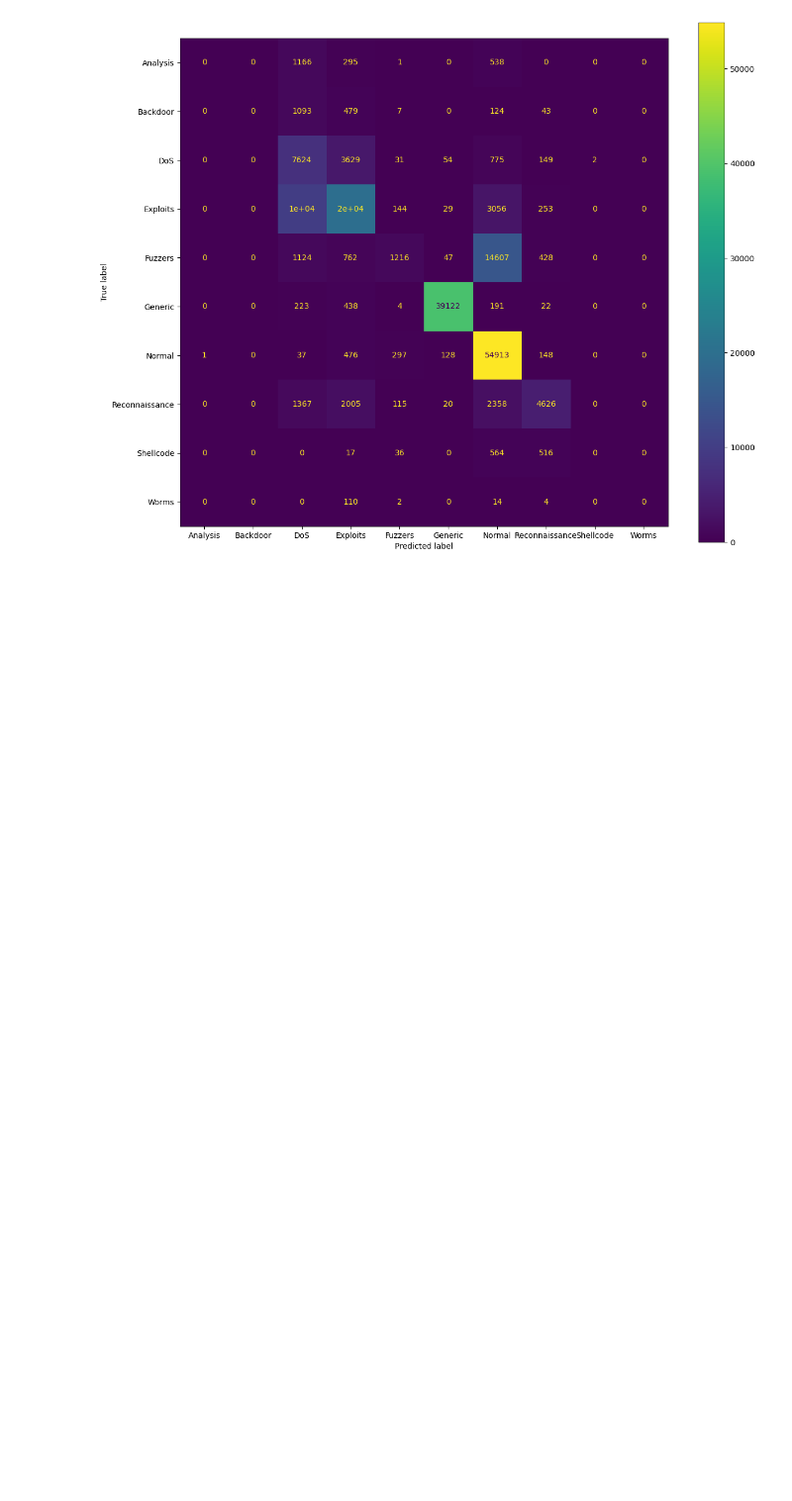
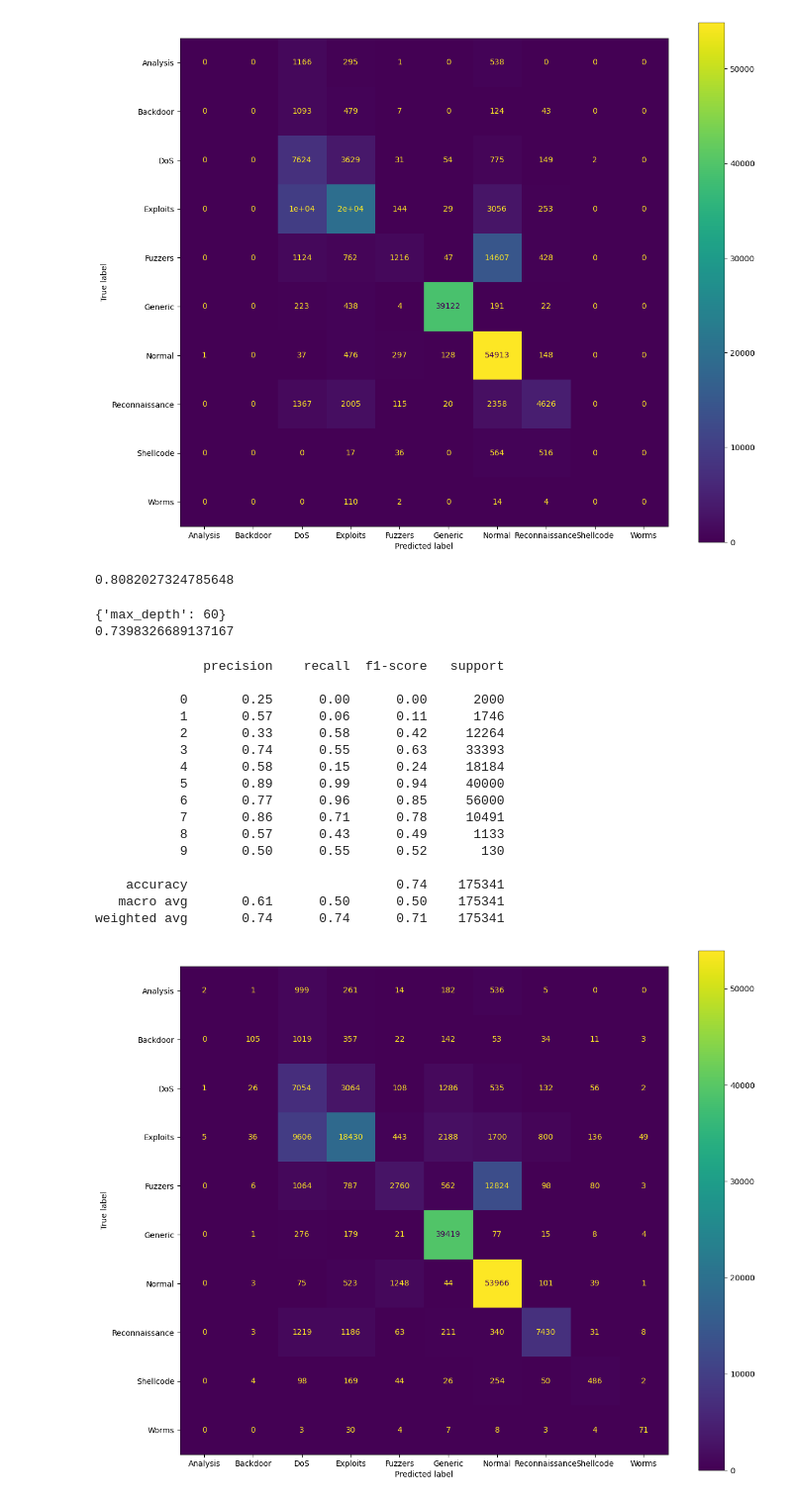
Before and after one commit to aednane/IDS, a Jupyter notebook: script.ipynb, the cells around one changed output. Shown: that part at 99% size. Cells and saved outputs as stored; diff of their text form; code cells hidden in the pictures; blank space fills up the shorter version.

Commit message:
evaluation of a decision tree

```diff
--- a/script.ipynb
+++ b/script.ipynb
@@ -761,3 +761,8 @@ evaluation(model)
    macro avg       0.42      0.37      0.36    175341
 weighted avg       0.72      0.73      0.69    175341
 [figure]
+# %%
+model2 = DecisionTreeClassifier(random_state = 0)
+cross_val_score(model2, X_train, y_train, scoring = "accuracy", cv = 5).mean()
+# %% [output]
+0.8082027324785648
@@ -763,0 +773,28 @@ weighted avg       0.72      0.73      0.69    175341
+# %%
+grid = GridSearchCV(model2, param_grid = params, scoring = "accuracy", cv = 5)
+grid.fit(X_train, y_train)
+print(grid.best_params_)
+print(grid.score(X_test, y_test))
+# %% [output]
+{'max_depth': 60}
+0.7398326689137167
+# %%
+evaluation(model2)
+# %% [output]
+              precision    recall  f1-score   support
+
+           0       0.25      0.00      0.00      2000
+           1       0.57      0.06      0.11      1746
+           2       0.33      0.58      0.42     12264
+           3       0.74      0.55      0.63     33393
+           4       0.58      0.15      0.24     18184
+           5       0.89      0.99      0.94     40000
+           6       0.77      0.96      0.85     56000
+           7       0.86      0.71      0.78     10491
+           8       0.57      0.43      0.49      1133
+           9       0.50      0.55      0.52       130
+
+    accuracy                           0.74    175341
+   macro avg       0.61      0.50      0.50    175341
+weighted avg       0.74      0.74      0.71    175341
+[figure, added]
```
Also changed, not shown: parts of 2 cells of this notebook.
